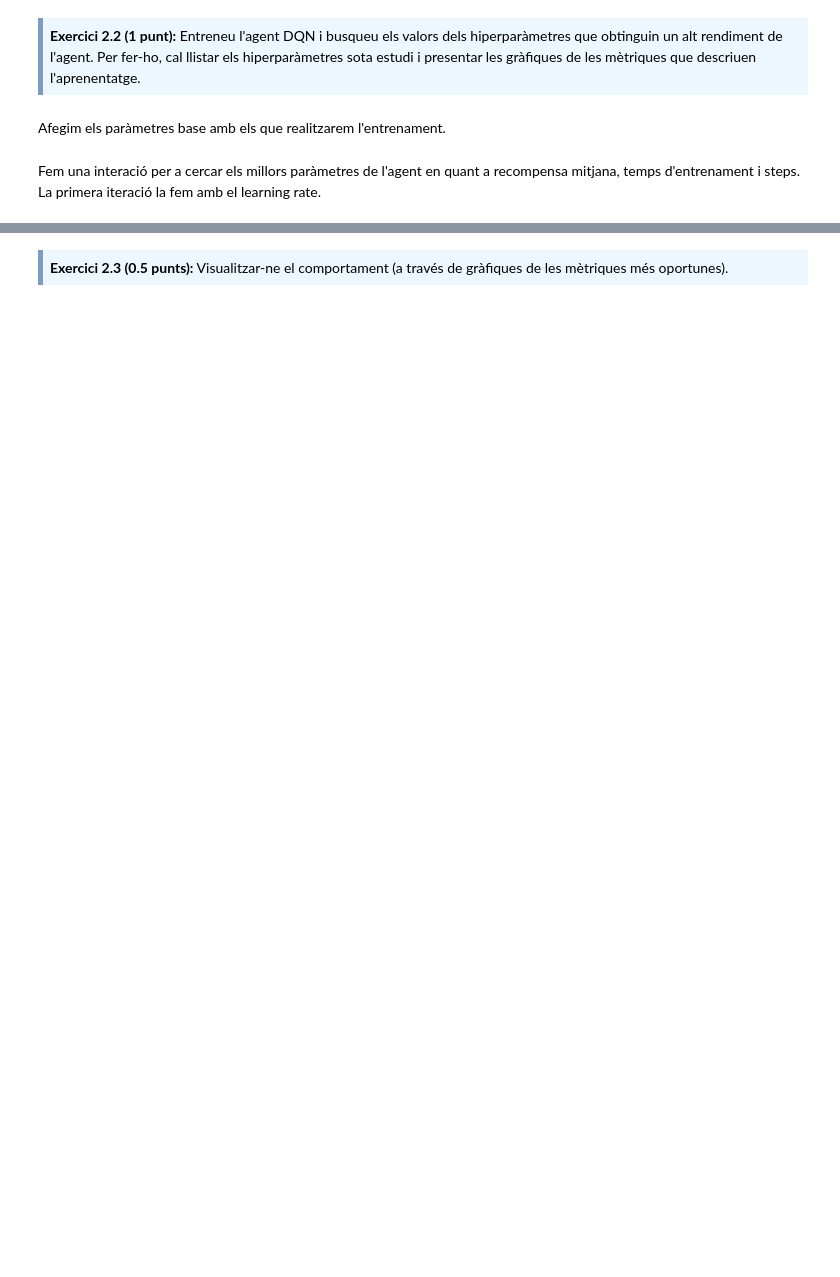
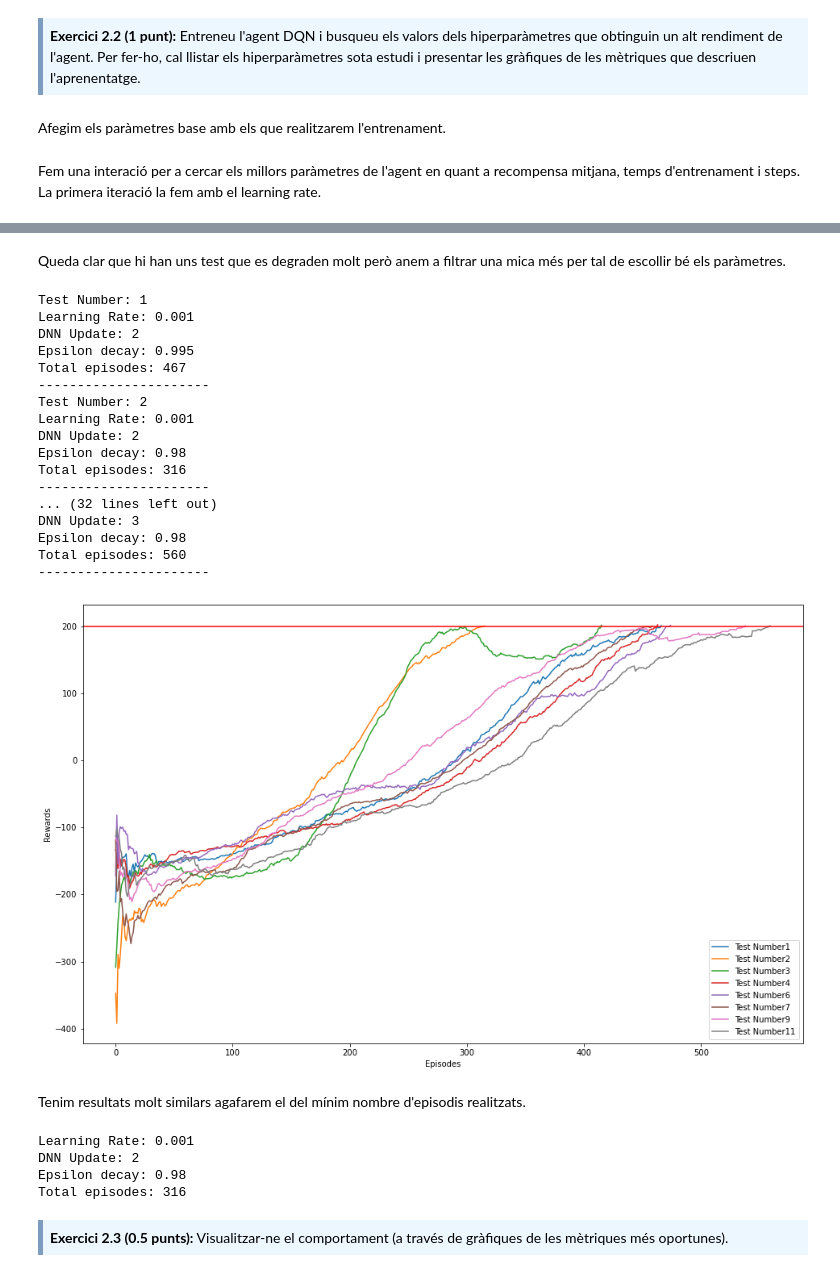
Before and after one commit to jordi-puig/master-data-science, a Jupyter notebook: reinforcement-learning/Practica/M2.983_2022_1_Practica-Sol.ipynb, the cells around one changed output, grey strips where cells are left out. Cells and saved outputs as stored; diff of their text form; code cells hidden in the pictures; blank space fills up the shorter version.

```diff
--- a/reinforcement-learning/Practica/M2.983_2022_1_Practica-Sol.ipynb
+++ b/reinforcement-learning/Practica/M2.983_2022_1_Practica-Sol.ipynb
@@ -677,7 +682,7 @@ Anem a iterar ara amb DNN_UPD fixant el learning rate.
 env = gym.make('LunarLander-v2')
 
 LEARNING_RATE = 0.0005     # Velocitat d'aprenentatge
-DNN_UPD = [1, 2, 3, 4, 5]              # Freqüència d'actualització de la xarxa neuronal
+DNN_UPD = [2, 3, 4, 5]  # Freqüència d'actualització de la xarxa neuronal
 
 agents_upd = []
 n_test = 1
@@ -714,7 +741,7 @@ env = gym.make('LunarLander-v2')
 
 LEARNING_RATE = 0.0005     # Velocitat d'aprenentatge
 DNN_UPD = 2              # Freqüència d'actualització de la xarxa neuronal
-EPS_DECAY = [0.98, 0.99, 0.995, 0.999]    # Valor de decaig de l'exploració
+EPS_DECAY = [0.98, 0.99, 0.999]    # Valor de decaig de l'exploració
 
 agents_eps = []
 n_test = 1
@@ -748,7 +799,7 @@ plt.show()
 # %%
 LEARNING_RATE = [1e-3, 5e-4]
-DNN_UPD = [1, 2 , 3]
-EPS_DECAY = [0.99, 0.995]
+DNN_UPD = [2, 3]
+EPS_DECAY = [0.995, 0.98, 0.99]
 
 # per emmagatzemar tots els agents creats
 agents_dqn = []
@@ -786,3 +857,55 @@ plt.show()
+# %% [markdown]
+Queda clar que hi han uns test que es degraden molt però anem a filtrar una mica més per tal de escollir bé els paràmetres.
+# %%
+# plot de la recompensa de tots els agents en una mateixa gràfica
+for idx,agent in enumerate(agents_dqn):
+        if (agent.total_episodes < 600):
+            plt.plot(agent.mean_training_rewards, label='Test Number' + str(idx + 1))
+            print("Test Number: " + str(idx + 1))
+            print("Learning Rate: " + str(agent.learning_rate))
+            print("DNN Update: " + str(agent.dnn_upd))
+            print("Epsilon decay: " + str(agent.eps_decay))
+            print("Total episodes: " + str(agent.total_episodes))
+            print("----------------------")
+
+plt.legend()
+plt.axhline(agent.reward_threshold, color='r', label="Reward threshold")
+plt.xlabel('Episodes')
+plt.ylabel('Rewards')
+plt.show()
+# %% [output]
+Test Number: 1
+Learning Rate: 0.001
+DNN Update: 2
+Epsilon decay: 0.995
+Total episodes: 467
+----------------------
+Test Number: 2
+Learning Rate: 0.001
+DNN Update: 2
+Epsilon decay: 0.98
+Total episodes: 316
+----------------------
+... (32 lines left out)
+DNN Update: 3
+Epsilon decay: 0.98
+Total episodes: 560
+----------------------
+[figure, added]
+# %% [markdown]
+Tenim resultats molt similars agafarem el del mínim nombre d'episodis realitzats.
+# %%
+from operator import itemgetter
+agent_selected = min(agents_dqn, key=lambda x: x.total_episodes)
+print("Learning Rate: " + str(agent_selected.learning_rate))
+print("DNN Update: " + str(agent_selected.dnn_upd))
+print("Epsilon decay: " + str(agent_selected.eps_decay))
+print("Total episodes: " + str(agent_selected.total_episodes))
+# %% [output]
+Learning Rate: 0.001
+DNN Update: 2
+Epsilon decay: 0.98
+Total episodes: 316
 # %% [markdown]
 <div style="background-color: #EDF7FF; border-color: #7C9DBF; border-left: 5px solid #7C9DBF; padding: 0.5em;">
 <strong>Exercici 2.3 (0.5 punts):</strong> Visualitzar-ne el comportament (a través de
```
Also changed, not shown: parts of 77 cells of this notebook, 9 other files.
